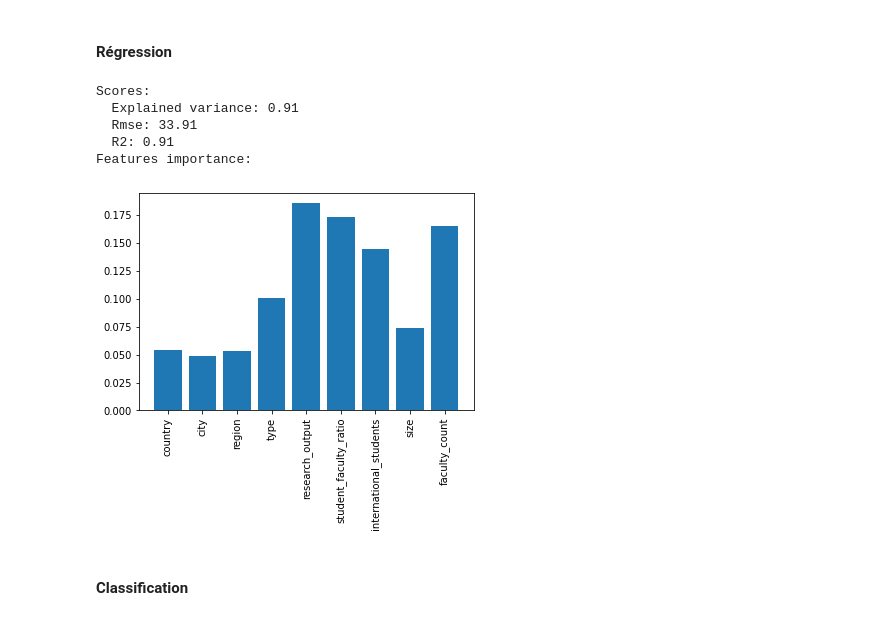
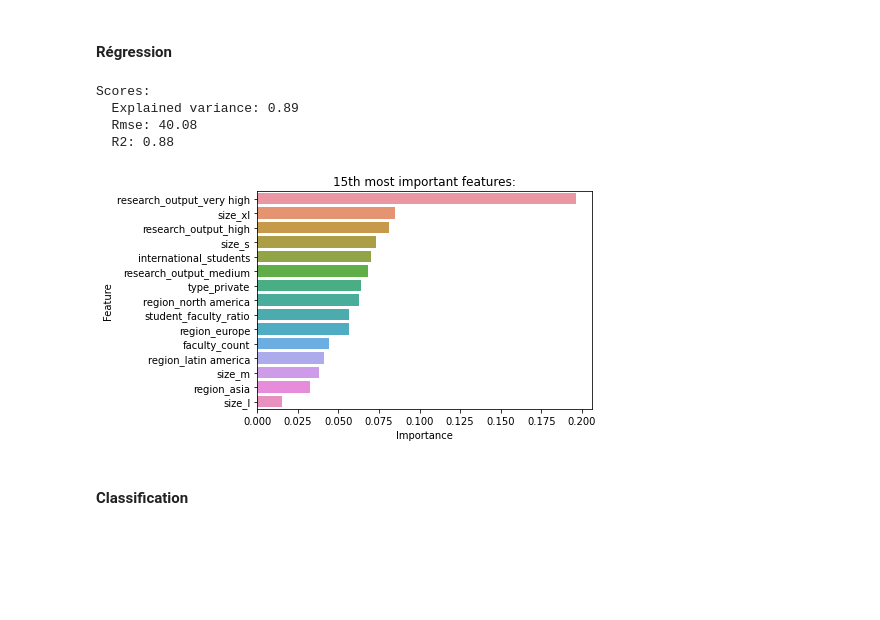
Before and after one commit to Gurleenp/IFT870, a Jupyter notebook: Projet/algorithms.ipynb, the cells around one changed output. Cells and saved outputs as stored; diff of their text form; code cells hidden in the pictures; blank space fills up the shorter version.

```diff
--- a/Projet/algorithms.ipynb
+++ b/Projet/algorithms.ipynb
@@ -184,49 +219,56 @@ Features importance:
 # %% [markdown]
 #### Régression
 # %%
-def show_score_xgreg_results(clf, test_x, test_y, features_names):
+def show_score_xgreg_results(model, test_x, test_y, features_names):
     # Scores
-    reg_scores = reg_score(clf, test_x, test_y)
+    reg_scores = reg_score(model, test_x, test_y)
 
     print("Scores:")
     print("\n".join([
         f"  {name.capitalize()}: {score:0.2f}"
         for name, score in reg_scores.items()
     ]))
 
     # Features importance
-    print("Features importance:")
-    plt.bar(features_names, np.abs(clf.feature_importances_))
-    plt.xticks(rotation=90)
+    N = 15
+    best_features = get_Nth_best_features_df(features_names, np.abs(model.feature_importances_), N)
+
+    sns.barplot(
+        x="Importance", y="Feature",
+        data=best_features,
+        order=best_features.sort_values("Importance", ascending=False).Feature
+    )
+    plt.title(f"{N}th most important features:")
     plt.show()
 
 
 def score_xgregression():
-    not_feature_cols = [
-        "university_with_year", "rank_display",
-        "rank_display_raw", "class"
-    ]
+    # not_feature_cols = [
+    #     "university_with_year", "rank_display",
+    #     "rank_display_raw", "class"
+    # ]
 
-    xgreg_data = data.drop(labels=not_feature_cols, axis=1)
-    xgreg_data.dropna(inplace=True)
+    # xgreg_data = data.drop(labels=not_feature_cols, axis=1)
+    # xgreg_data.dropna(inplace=True)
+    # xgreg_data_features = data_features.dropna()
+    # xgreg_data_score = data_features.dropna()
 
-    train_x, test_x, train_y, test_y = get_training_sets(xgreg_data, "score")
+    train_x, test_x, train_y, test_y = get_training_sets(data_features_no_na, data_score_no_na)
 
     # Training
     xg_clf = XGBRegressor()
     xg_clf.fit(train_x, train_y)
 
     # Score
-    show_score_xgreg_results(xg_clf, test_x, test_y, xgreg_data.drop(labels="score", axis=1).columns)
+    show_score_xgreg_results(xg_clf, test_x, test_y, data_features_no_na.columns)
 
 score_xgregression()
 # %% [output]
 Scores:
-  Explained variance: 0.91
-  Rmse: 33.91
-  R2: 0.91
-Features importance:
+  Explained variance: 0.89
+  Rmse: 40.08
+  R2: 0.88
-[figure, old version]
+[figure, new version]
 # %% [markdown]
 #### Classification
 # %%
```
Also changed, not shown: parts of 6 cells of this notebook.
